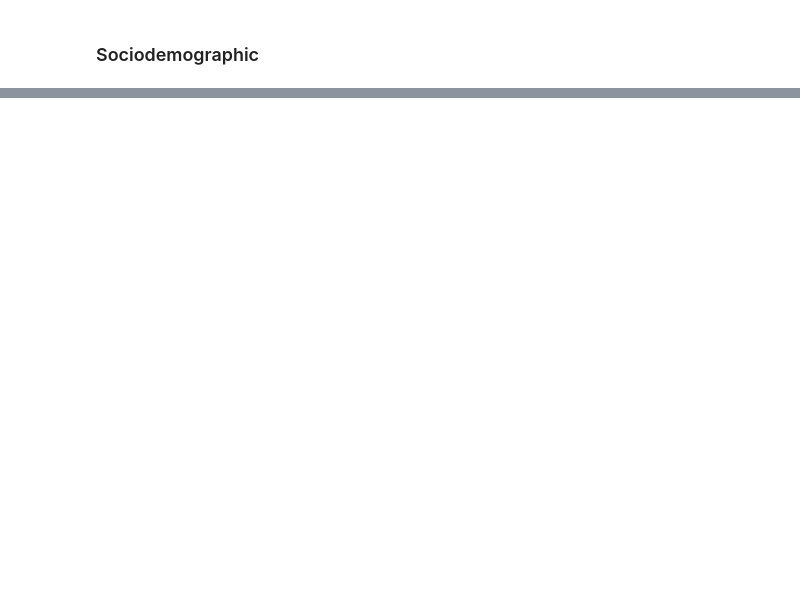
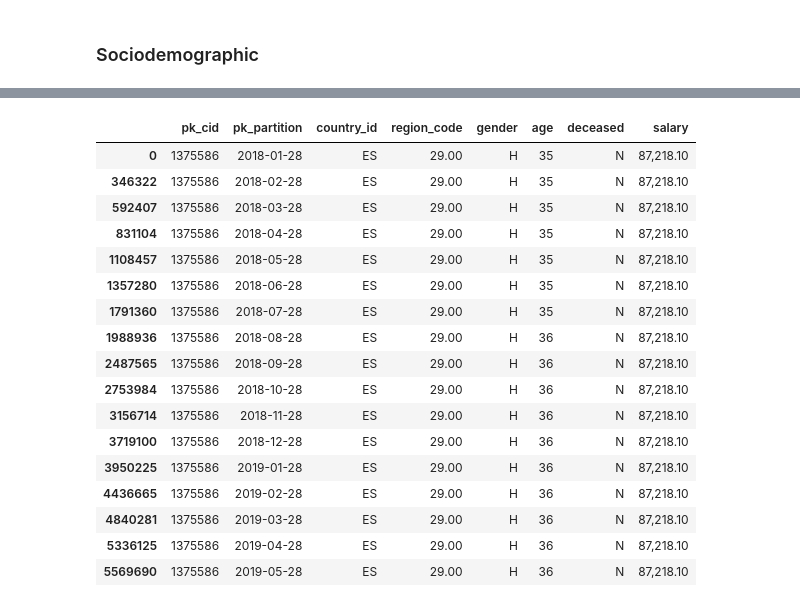
Before and after one commit to jascicz/easy_money_Project, a Jupyter notebook: david-Proyecto.ipynb, the cells around one changed output, grey strips where cells are left out. Cells and saved outputs as stored; diff of their text form; code cells hidden in the pictures; blank space fills up the shorter version.

```diff
--- a/david-Proyecto.ipynb
+++ b/david-Proyecto.ipynb
@@ -529,0 +531,21 @@ Name: segment, dtype: int64
+# %%
+df_s[df_s['pk_cid'] == 1375586]
+# %% [output]
+|  | pk_cid | pk_partition | country_id | region_code | gender | age | deceased | salary |
+| 0 | 1375586 | 2018-01-28 | ES | 29.00 | H | 35 | N | 87,218.10 |
+| 346322 | 1375586 | 2018-02-28 | ES | 29.00 | H | 35 | N | 87,218.10 |
+| 592407 | 1375586 | 2018-03-28 | ES | 29.00 | H | 35 | N | 87,218.10 |
+| 831104 | 1375586 | 2018-04-28 | ES | 29.00 | H | 35 | N | 87,218.10 |
+| 1108457 | 1375586 | 2018-05-28 | ES | 29.00 | H | 35 | N | 87,218.10 |
+| 1357280 | 1375586 | 2018-06-28 | ES | 29.00 | H | 35 | N | 87,218.10 |
+| 1791360 | 1375586 | 2018-07-28 | ES | 29.00 | H | 35 | N | 87,218.10 |
+| 1988936 | 1375586 | 2018-08-28 | ES | 29.00 | H | 36 | N | 87,218.10 |
+| 2487565 | 1375586 | 2018-09-28 | ES | 29.00 | H | 36 | N | 87,218.10 |
+| 2753984 | 1375586 | 2018-10-28 | ES | 29.00 | H | 36 | N | 87,218.10 |
+| 3156714 | 1375586 | 2018-11-28 | ES | 29.00 | H | 36 | N | 87,218.10 |
+| 3719100 | 1375586 | 2018-12-28 | ES | 29.00 | H | 36 | N | 87,218.10 |
+| 3950225 | 1375586 | 2019-01-28 | ES | 29.00 | H | 36 | N | 87,218.10 |
+| 4436665 | 1375586 | 2019-02-28 | ES | 29.00 | H | 36 | N | 87,218.10 |
+| 4840281 | 1375586 | 2019-03-28 | ES | 29.00 | H | 36 | N | 87,218.10 |
+| 5336125 | 1375586 | 2019-04-28 | ES | 29.00 | H | 36 | N | 87,218.10 |
+| 5569690 | 1375586 | 2019-05-28 | ES | 29.00 | H | 36 | N | 87,218.10 |
```
Also changed, not shown: parts of 41 cells of this notebook.
